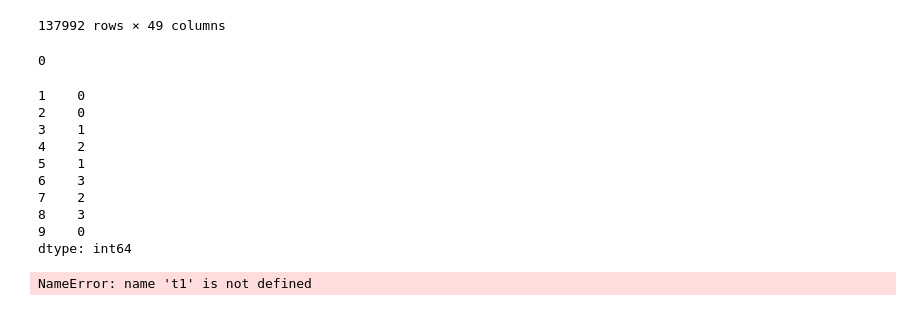
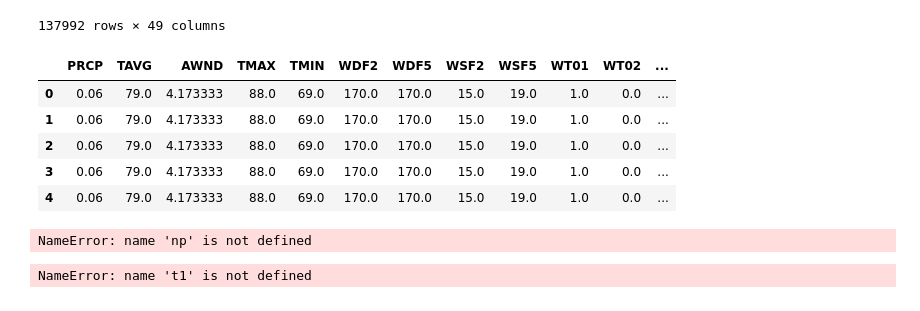
Before and after one commit to arnaudfrn/taxi-time, a Jupyter notebook: Notebook Xav.ipynb, the cells around one changed output. Saved outputs shown, nothing was run; the diff lists cells and outputs as text; code cells hidden in the pictures.

```diff
--- a/Notebook Xav.ipynb
+++ b/Notebook Xav.ipynb
@@ -8,7 +10,12 @@ df = master_preprocessing_X('data/Airport_Data.csv',
                       'data/Weather_data_prep.csv',
                       'data/ACchar.xlsx',
                       'Correspondance.pkl')
-df
+
+df['target'] = create_target(df)
+
+df = impute_chocks_on(df)
+
+df = df.dropna()
 # %% [output]
 |  | carrier | flight | acType | sto | runway | stand | aldt | eibt | cibt | aibt | chocks_on | ... |
 | 0 | CAR1 | 2519 | b737/9-wl | 2018-07-30 04:45:00 | RUNWAY02 | STAND04 | 2018-07-30 04:25:00 | 2018-07-30 04:33:00 | 2018-07-30 04:33:00 | 7/30/2018 4:29 | 7/30/2018 4:30 | ... |
@@ -42,18 +38,13 @@ df1 = cleaning_airport_df('data/Airport_Data.csv')
-# %%
-get_nb_of_planes_runway_in_last_M_min("RUNWAY02", "7/30/2018 4:25", 10, df1)
-# %% [output]
-0
-# %%
-df[['runway','aldt','aibt']][1:10]\
-.apply(lambda x : get_nb_of_planes_runway_in_last_M_min(x['runway'], x['aldt'], 100, df1), axis=1)
-# %% [output]
-1    0
-2    0
-3    1
-4    2
-5    1
-6    3
-7    2
-8    3
-9    0
-dtype: int64
+# %%
+variables = ['carrier','runway','stand','Manufacturer','acType','PRCP','TAVG','AWND','TMAX','TMIN','WDF2','WDF5','WSF2','WSF5','WT01','WT02','WT03','WT08','Approach Speed\n(Vref)']
+
+encoded_df = encoding_df(df, variables)
+# %%
+encoded_df.head()
+# %% [output]
+|  | PRCP | TAVG | AWND | TMAX | TMIN | WDF2 | WDF5 | WSF2 | WSF5 | WT01 | WT02 | ... |
+| 0 | 0.06 | 79.0 | 4.173333 | 88.0 | 69.0 | 170.0 | 170.0 | 15.0 | 19.0 | 1.0 | 0.0 | ... |
+| 1 | 0.06 | 79.0 | 4.173333 | 88.0 | 69.0 | 170.0 | 170.0 | 15.0 | 19.0 | 1.0 | 0.0 | ... |
+| 2 | 0.06 | 79.0 | 4.173333 | 88.0 | 69.0 | 170.0 | 170.0 | 15.0 | 19.0 | 1.0 | 0.0 | ... |
+| 3 | 0.06 | 79.0 | 4.173333 | 88.0 | 69.0 | 170.0 | 170.0 | 15.0 | 19.0 | 1.0 | 0.0 | ... |
+| 4 | 0.06 | 79.0 | 4.173333 | 88.0 | 69.0 | 170.0 | 170.0 | 15.0 | 19.0 | 1.0 | 0.0 | ... |
@@ -59,0 +60,4 @@ dtype: int64
+# %%
+y_pred = decision_tree(df, variables, 0.10)
+# %% [output]
+NameError: name 'np' is not defined
```
Also changed, not shown: parts of 5 cells of this notebook, 1 other file.
